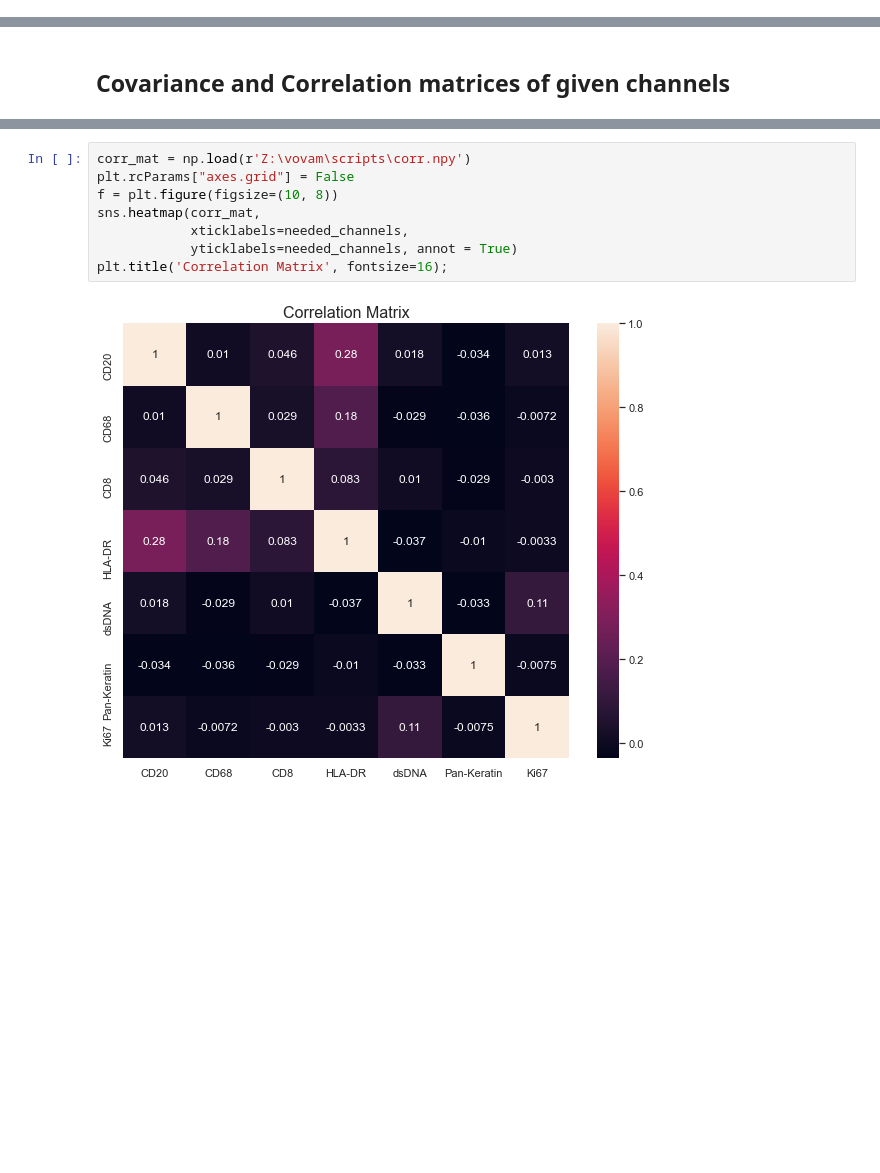
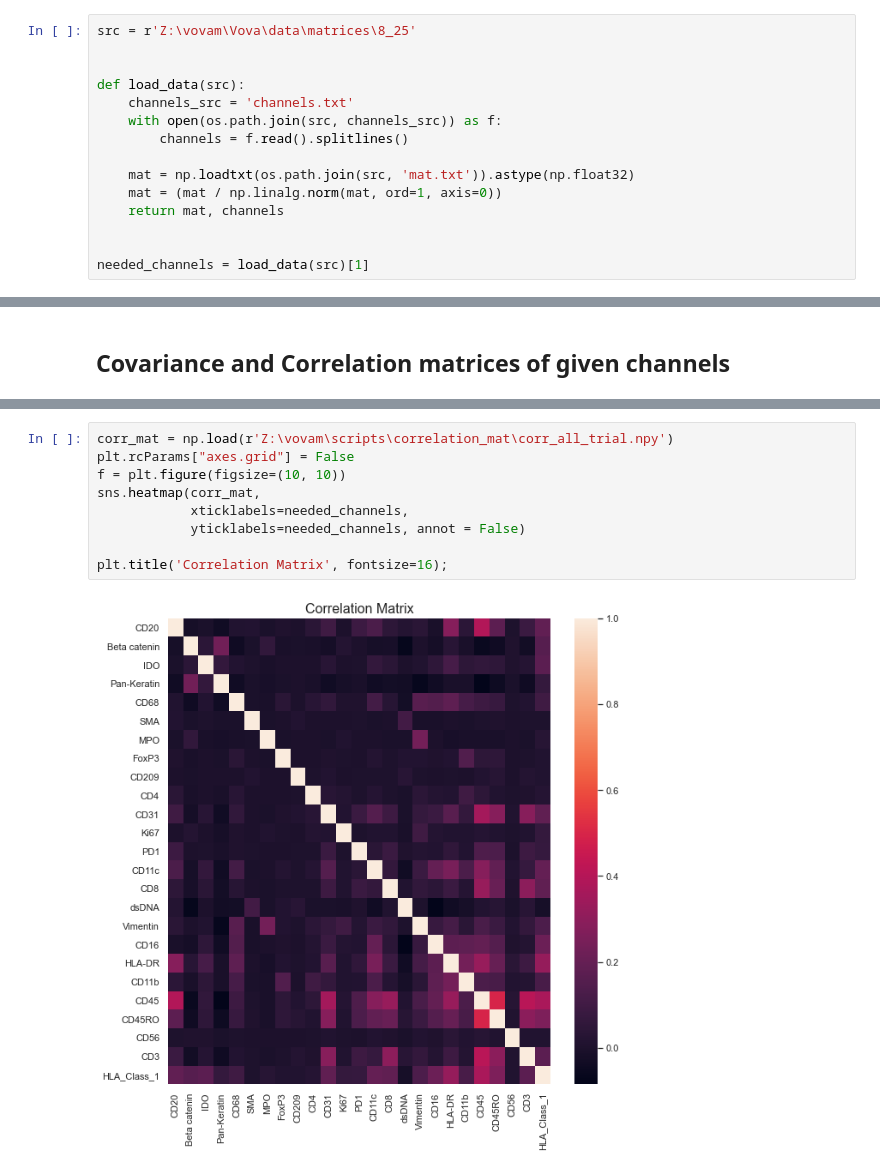
Before and after one commit to KerenLab/training_metrics, a Jupyter notebook: 8channels.ipynb, the cells around one changed output, grey strips where cells are left out. Saved outputs shown, nothing was run; the diff lists cells and outputs as text; blank space fills up the shorter version.

```diff
--- a/8channels.ipynb
+++ b/8channels.ipynb
@@ -18,3 +16,18 @@ needed_channels = ['CD20', 'CD68', 'CD8', 'HLA-DR', 'dsDNA', 'Pan-Keratin', 'Ki6
+# %%
+src = r'Z:\vovam\Vova\data\matrices\8_25'
+
+
+def load_data(src):
+    channels_src = 'channels.txt'
+    with open(os.path.join(src, channels_src)) as f:
+        channels = f.read().splitlines()
+
+    mat = np.loadtxt(os.path.join(src, 'mat.txt')).astype(np.float32)
+    mat = (mat / np.linalg.norm(mat, ord=1, axis=0))
+    return mat, channels
+
+
+needed_channels = load_data(src)[1]
 # %%
 channels_data = all_points.sel(channels = needed_channels)
 # %% [markdown]
@@ -66,10 +79,11 @@ plt.title('Covariance Matrix', fontsize=16);
 # %%
-corr_mat = np.load(r'Z:\vovam\scripts\corr.npy')
+corr_mat = np.load(r'Z:\vovam\scripts\correlation_mat\corr_all_trial.npy')
 plt.rcParams["axes.grid"] = False
-f = plt.figure(figsize=(10, 8))
+f = plt.figure(figsize=(10, 10))
 sns.heatmap(corr_mat,
             xticklabels=needed_channels,
-            yticklabels=needed_channels, annot = True)
+            yticklabels=needed_channels, annot = False)
+
 plt.title('Correlation Matrix', fontsize=16);
 # %% [output]
-[figure, old version]
+[figure, new version]
```
Also changed, not shown: parts of 18 cells of this notebook, 2 other files.
